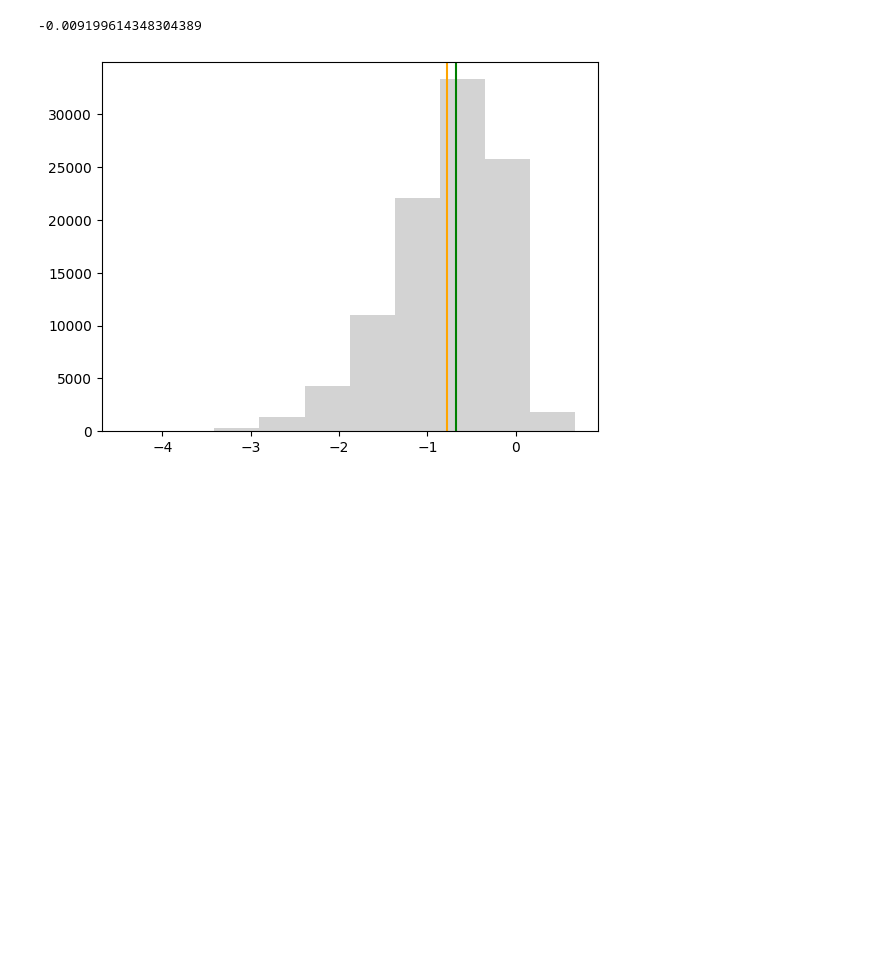
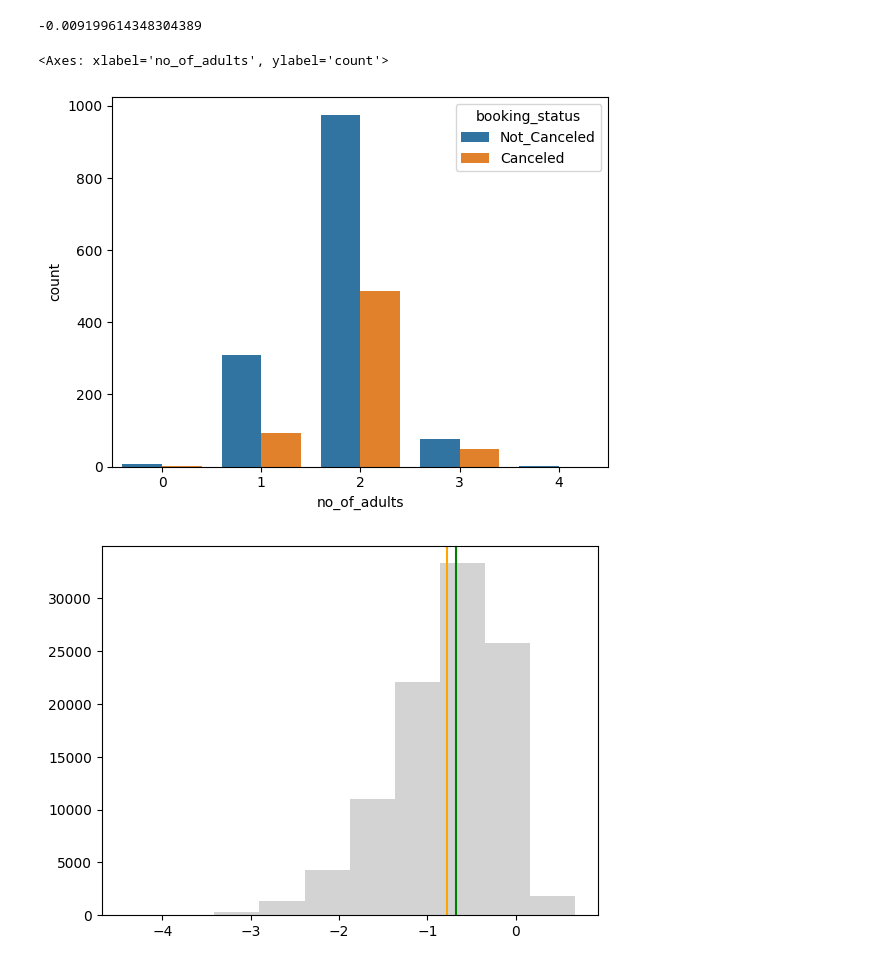
Before and after one commit to am5nj/Hotel-reservations-, a Jupyter notebook: hotel_reservtion.ipynb, the cells around one changed output. Drawn from its saved outputs; the diff is of its cells as text; code cells hidden in the pictures; blank space fills up the shorter version.

```diff
--- a/hotel_reservtion.ipynb
+++ b/hotel_reservtion.ipynb
@@ -125,6 +132,11 @@ xbar
 np.median(x)
 # %% [output]
 -0.009199614348304389
+# %%
+sns.countplot(x="no_of_adults", hue="booking_status", data=mydata)
+# %% [output]
+<Axes: xlabel='no_of_adults', ylabel='count'>
+[figure, added]
 # %%
 fig, ax = plt.subplots()
 plt.axvline(x = np.mean(x), color='orange')
```
Also changed, not shown: parts of 5 cells of this notebook.
